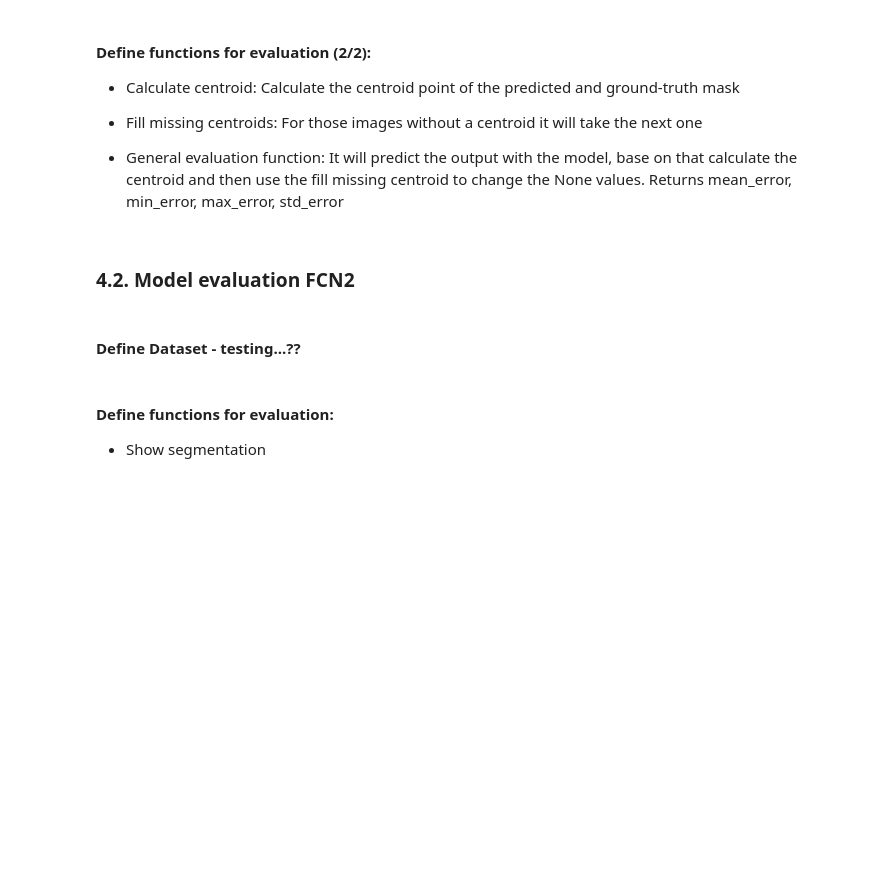
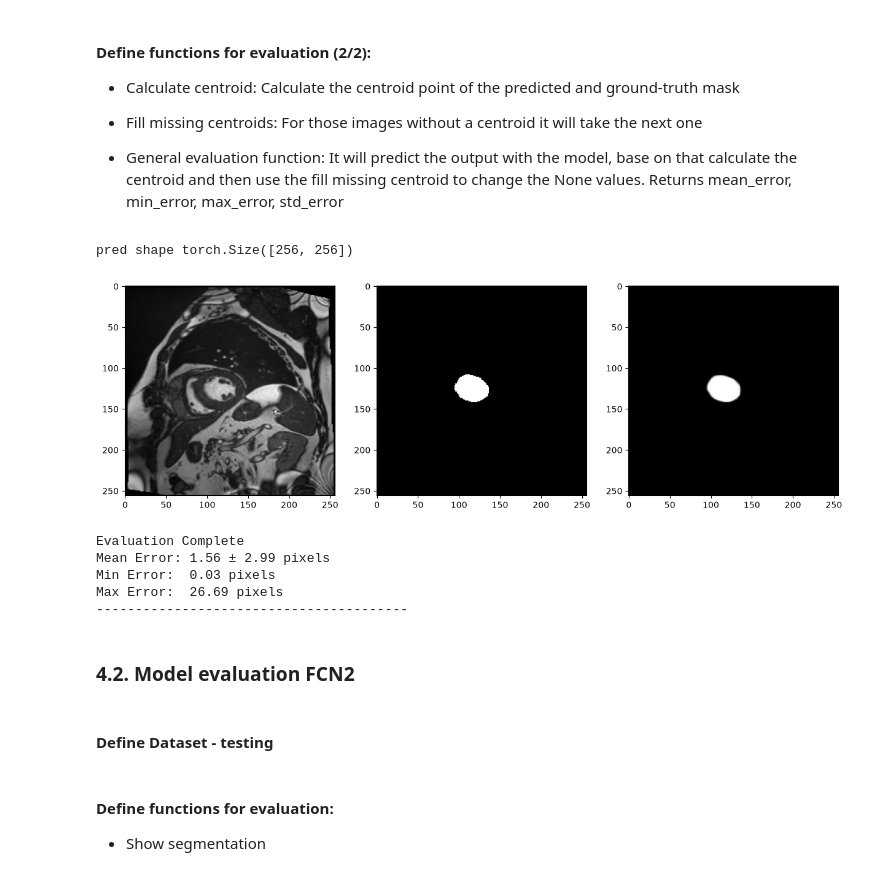
Before and after one commit to manuela-profile/cardiac-mri-lv-segmentation, a Jupyter notebook: 01_project.ipynb, the cells around one changed output. Saved outputs shown, nothing was run; the diff lists cells and outputs as text; code cells hidden in the pictures; blank space fills up the shorter version.

Commit message:
full evaluation

```diff
--- a/01_project.ipynb
+++ b/01_project.ipynb
@@ -1082,8 +1090,8 @@ def show_segmentation(model, dataset, im_number=0):
 #### Define Dataset - testing
 # %%
 test_image_paths = [file for file in img_paths if "testing" in file]
-ds_test = FCN1Dataset(test_image_paths, resized)
-dl_test = DataLoader(ds_test, **dataloader_args, shuffle=False)
+ds_test_fcn1 = FCN1Dataset(test_image_paths, resized)
+dl_test_fcn1 = DataLoader(ds_test_fcn1, **dataloader_args, shuffle=False)
 # %% [markdown]
 #### Define functions for evaluation (2/2):
 
@@ -1124,14 +1132,22 @@ def evaluate_fcn1(model, test_loader):
 
     return mean_error, min_error, max_error, std_error
 # %%
-show_segmentation(model, ds_test, im_number=20)
-mean_error, min_error, max_error, std_error = evaluate_fcn1(model, dl_test)
+show_segmentation(model_fcn1, ds_test_fcn1, im_number=20)
+mean_error, min_error, max_error, std_error = evaluate_fcn1(model_fcn1, dl_test_fcn1)
 print("Evaluation Complete")
 print(f"Mean Error: {mean_error:.2f} ± {std_error:.2f} pixels")
 print(f"Min Error:  {min_error:.2f} pixels")
 print(f"Max Error:  {max_error:.2f} pixels")
 print("-" * 40)
+# %% [output]
+pred shape torch.Size([256, 256])
+[figure, added]
+Evaluation Complete
+Mean Error: 1.56 ± 2.99 pixels
+Min Error:  0.03 pixels
+Max Error:  26.69 pixels
+----------------------------------------
 # %% [markdown]
 ### 4.2. Model evaluation FCN2
 # %% [markdown]
-#### Define Dataset - testing...??
+#### Define Dataset - testing
```
Also changed, not shown: parts of 18 cells of this notebook.
